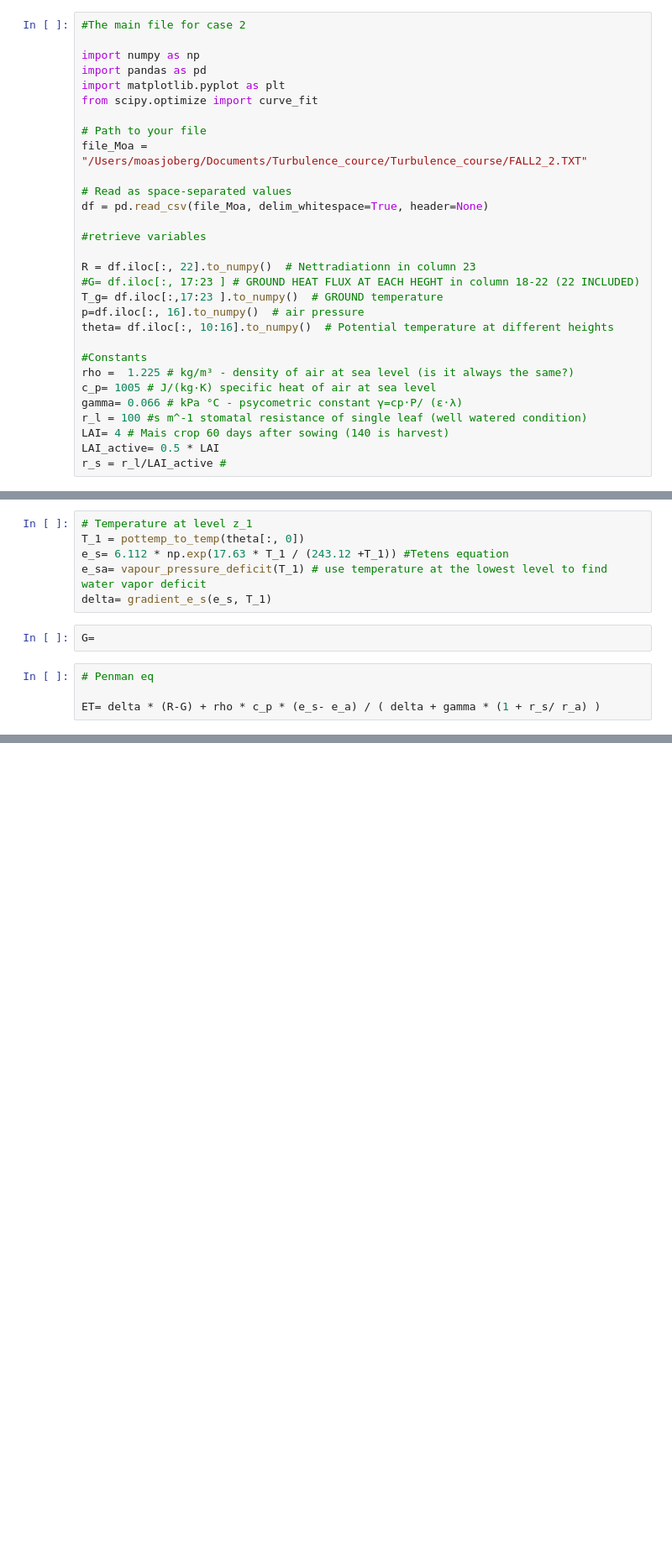
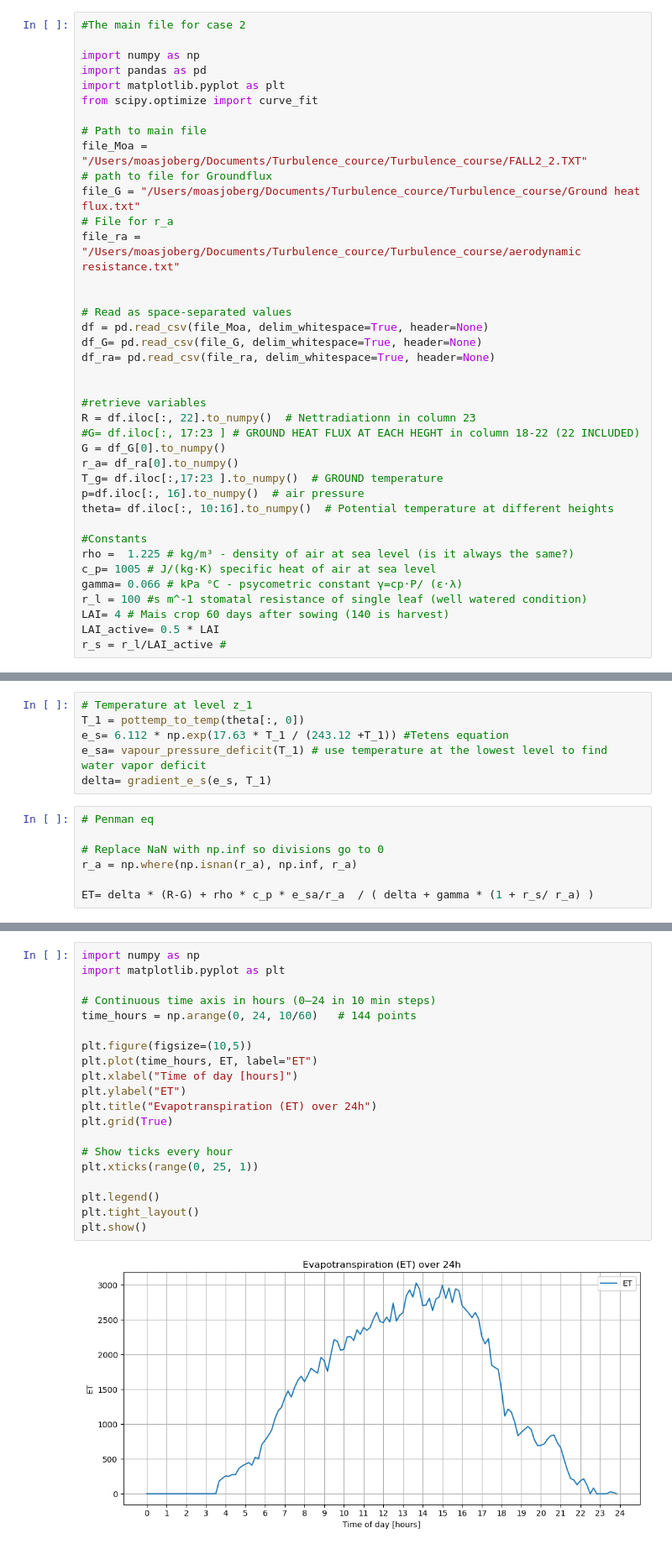
Before and after one commit to SisterPeanut/Turbulence_course, a Jupyter notebook: Main_data2.ipynb, the cells around one changed output, grey strips where cells are left out. Shown: that part at 84% size. Saved outputs shown, nothing was run; the diff lists cells and outputs as text; blank space fills up the shorter version.

```diff
--- a/Main_data2.ipynb
+++ b/Main_data2.ipynb
@@ -6,16 +6,25 @@ import pandas as pd
 import matplotlib.pyplot as plt
 from scipy.optimize import curve_fit
 
-# Path to your file
+# Path to main file
 file_Moa = "/Users/moasjoberg/Documents/Turbulence_cource/Turbulence_course/FALL2_2.TXT"
+# path to file for Groundflux
+file_G = "/Users/moasjoberg/Documents/Turbulence_cource/Turbulence_course/Ground heat flux.txt"
+# File for r_a
+file_ra = "/Users/moasjoberg/Documents/Turbulence_cource/Turbulence_course/aerodynamic resistance.txt"
+
 
 # Read as space-separated values
 df = pd.read_csv(file_Moa, delim_whitespace=True, header=None)
+df_G= pd.read_csv(file_G, delim_whitespace=True, header=None)
+df_ra= pd.read_csv(file_ra, delim_whitespace=True, header=None)
+
 
 #retrieve variables
-
 R = df.iloc[:, 22].to_numpy()  # Nettradiationn in column 23
 #G= df.iloc[:, 17:23 ] # GROUND HEAT FLUX AT EACH HEGHT in column 18-22 (22 INCLUDED)
+G = df_G[0].to_numpy()
+r_a= df_ra[0].to_numpy()
 T_g= df.iloc[:,17:23 ].to_numpy()  # GROUND temperature
 p=df.iloc[:, 16].to_numpy()  # air pressure
 theta= df.iloc[:, 10:16].to_numpy()  # Potential temperature at different heights
@@ -53,9 +64,10 @@ T_1 = pottemp_to_temp(theta[:, 0])
 e_s= 6.112 * np.exp(17.63 * T_1 / (243.12 +T_1)) #Tetens equation
 e_sa= vapour_pressure_deficit(T_1) # use temperature at the lowest level to find water vapor deficit
 delta= gradient_e_s(e_s, T_1)
-# %%
-G=
 # %%
 # Penman eq
 
-ET= delta * (R-G) + rho * c_p * (e_s- e_a) / ( delta + gamma * (1 + r_s/ r_a) )
+# Replace NaN with np.inf so divisions go to 0
+r_a = np.where(np.isnan(r_a), np.inf, r_a)
+
+ET= delta * (R-G) + rho * c_p * e_sa/r_a  / ( delta + gamma * (1 + r_s/ r_a) )
@@ -63,0 +74,22 @@ NameError: name 'delta' is not defined
+# %%
+import numpy as np
+import matplotlib.pyplot as plt
+
+# Continuous time axis in hours (0–24 in 10 min steps)
+time_hours = np.arange(0, 24, 10/60)   # 144 points
+
+plt.figure(figsize=(10,5))
+plt.plot(time_hours, ET, label="ET")
+plt.xlabel("Time of day [hours]")
+plt.ylabel("ET")
+plt.title("Evapotranspiration (ET) over 24h")
+plt.grid(True)
+
+# Show ticks every hour
+plt.xticks(range(0, 25, 1))
+
+plt.legend()
+plt.tight_layout()
+plt.show()
+# %% [output]
+[figure, added]
```
Also changed, not shown: parts of 2 cells of this notebook.
